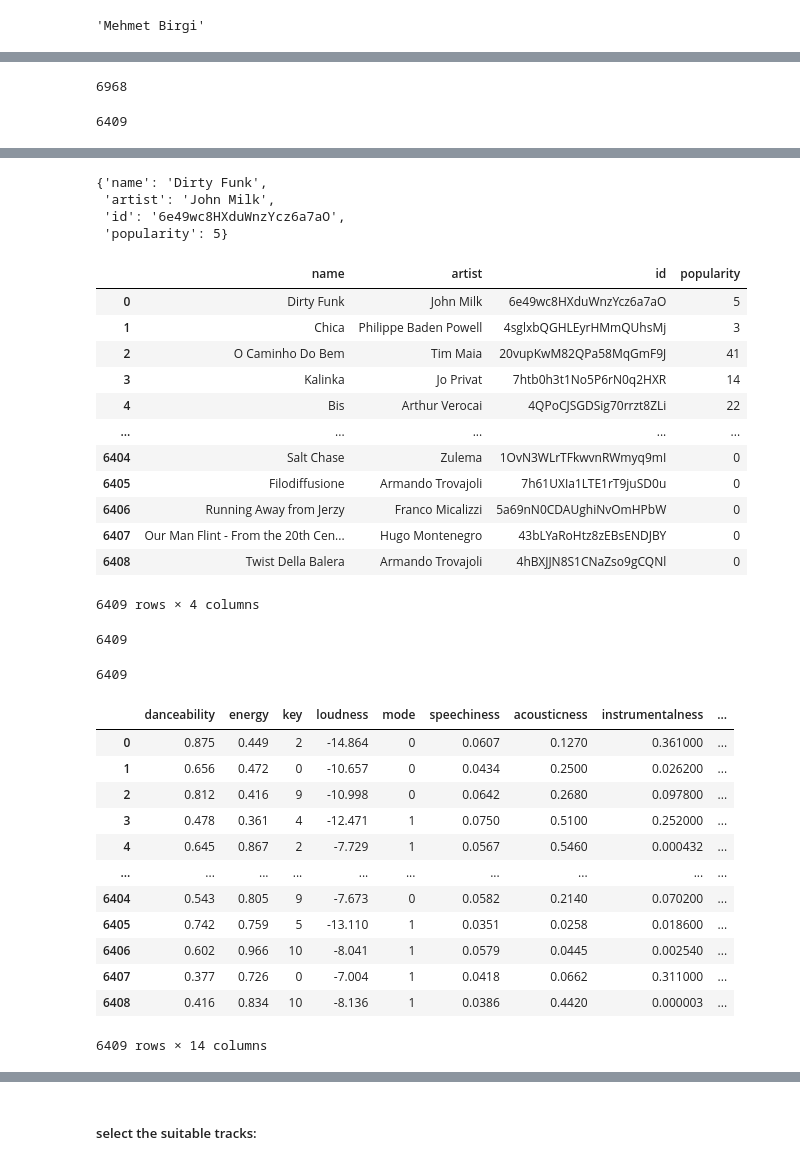
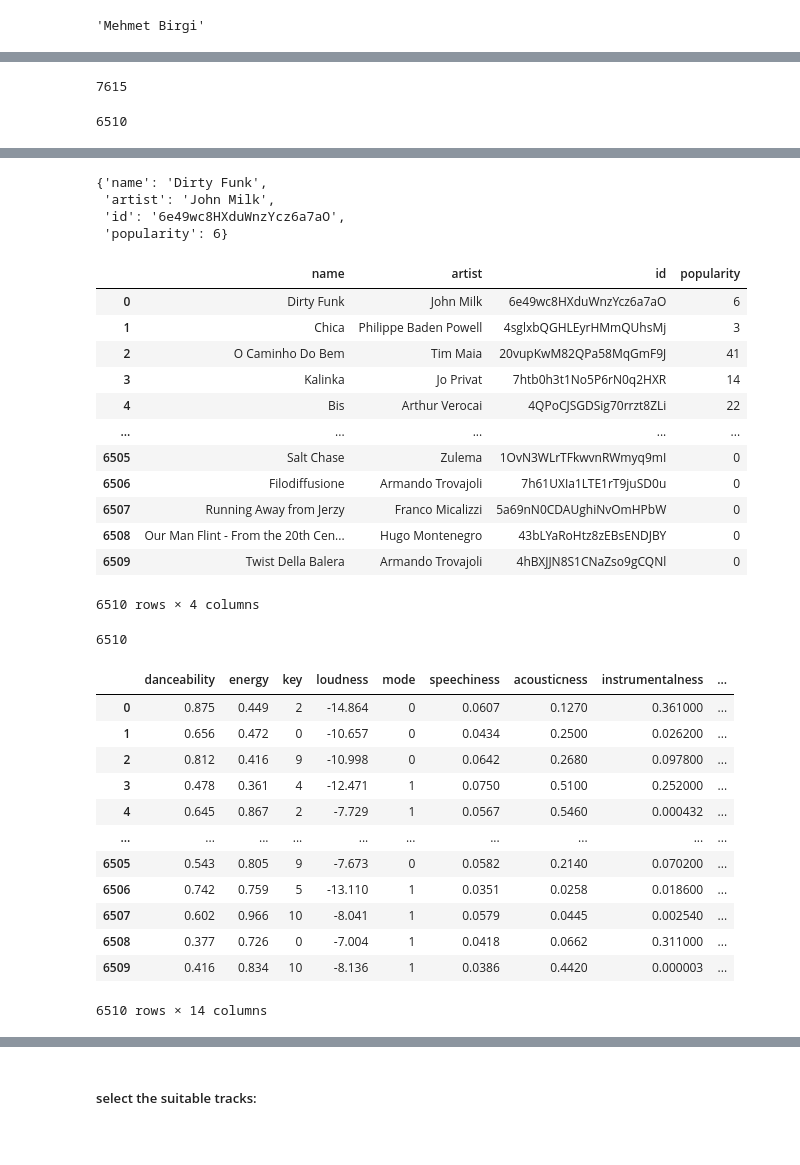
Before and after one commit to mbirgi/spotify-tools, a Jupyter notebook: BPM Playlist Combiner.ipynb, the cells around one changed output, grey strips where cells are left out. Cells and saved outputs as stored; diff of their text form; code cells hidden in the pictures.

```diff
--- a/BPM Playlist Combiner.ipynb
+++ b/BPM Playlist Combiner.ipynb
@@ -39,6 +39,7 @@ df = pd.DataFrame(
         'total_tracks': [playlist['tracks']['total'] for playlist in all_playlists],
     }
 )
+pd.set_option('display.max_rows', None)
 df
 # %% [output]
 |  | id | name | total_tracks |
@@ -60,16 +65,24 @@ selection = [
     '2CeBVMJ2bgXjtcqFiN2ncB',
     '2J7C570IoHMn1zccjQMF2Q',
     '7taG2mm7i5ng9FTSYGXXgG',
+    '4eo9J2YJt44sFeiBSqKlAh',
+    '1FPLhb28UvpChpnjFFWqNC',
     '0vay9gW8AcsmEycNCh8pnz',
     '7JYdgqlBBhiCqjpx2pVKwf',
     '2MzQi9D9OtFuUsuOS8lwtS',
-    '5ngdqzXvg3v6yakZ6oAcxv',
     '566s1zzyRtF4bzv9JfpnVY',
+    '6yCyQLKLPHmNAM1qfXxaT2',
+    '6JgHlThEpheJIJOcrwBvwf',
+    '4biDlMZ2OCCEV73QTkZGqa',
+    '37i9dQZF1DXcnkReojaCnV',
+    '37i9dQZF1DWSiyIBdVQrkk',
     '6RxsseYlyxrkJOOmAOLQTM',
     '37i9dQZF1DWSKpvyAAcaNZ',
     '37i9dQZF1DWV5vqkTng2MA',
     '37i9dQZF1DWSXWSaQmvWOB',
+    '37i9dQZF1DX0N8QTiMHLoT',
+    '2TvL0WQsGo5v6wKqKCuy92',
     '0Ou5HSpnMa1Sc9uZZjnOOa'
 ]
-list(df[df['id'].isin(selection)]['name'])
+df[df['id'].isin(selection)]
 # %% [output]
@@ -91,12 +107,12 @@ list(df[df['id'].isin(selection)]['name'])
 all_tracks = [t['track'] for t in spotify.get_tracks_in_playlists(sp, selection)]
 len(all_tracks)
 # %% [output]
-6968
+7615
 # %%
 unique_tracks_raw = list({v['id']:v for v in all_tracks}.values())
 len(unique_tracks_raw)
 # %% [output]
-6409
+6510
 # %%
 unique_tracks_raw[0]
 # %% [output]
@@ -132,34 +148,31 @@ unique_tracks[0]
 {'name': 'Dirty Funk',
  'artist': 'John Milk',
  'id': '6e49wc8HXduWnzYcz6a7aO',
- 'popularity': 5}
+ 'popularity': 6}
 # %%
 df_unique_tracks = pd.DataFrame(unique_tracks)[['name', 'artist', 'id', 'popularity']]
+pd.set_option('display.max_rows', 10)
 df_unique_tracks
 # %% [output]
 |  | name | artist | id | popularity |
-| 0 | Dirty Funk | John Milk | 6e49wc8HXduWnzYcz6a7aO | 5 |
+| 0 | Dirty Funk | John Milk | 6e49wc8HXduWnzYcz6a7aO | 6 |
 | 1 | Chica | Philippe Baden Powell | 4sglxbQGHLEyrHMmQUhsMj | 3 |
 | 2 | O Caminho Do Bem | Tim Maia | 20vupKwM82QPa58MqGmF9J | 41 |
 | 3 | Kalinka | Jo Privat | 7htb0h3t1No5P6rN0q2HXR | 14 |
 | 4 | Bis | Arthur Verocai | 4QPoCJSGDSig70rrzt8ZLi | 22 |
 | ... | ... | ... | ... | ... |
-| 6404 | Salt Chase | Zulema | 1OvN3WLrTFkwvnRWmyq9mI | 0 |
-| 6405 | Filodiffusione | Armando Trovajoli | 7h61UXIa1LTE1rT9juSD0u | 0 |
-| 6406 | Running Away from Jerzy | Franco Micalizzi | 5a69nN0CDAUghiNvOmHPbW | 0 |
-| 6407 | Our Man Flint - From the 20th Cen... | Hugo Montenegro | 43bLYaRoHtz8zEBsENDJBY | 0 |
-| 6408 | Twist Della Balera | Armando Trovajoli | 4hBXJJN8S1CNaZso9gCQNl | 0 |
+| 6505 | Salt Chase | Zulema | 1OvN3WLrTFkwvnRWmyq9mI | 0 |
+| 6506 | Filodiffusione | Armando Trovajoli | 7h61UXIa1LTE1rT9juSD0u | 0 |
+| 6507 | Running Away from Jerzy | Franco Micalizzi | 5a69nN0CDAUghiNvOmHPbW | 0 |
+| 6508 | Our Man Flint - From the 20th Cen... | Hugo Montenegro | 43bLYaRoHtz8zEBsENDJBY | 0 |
+| 6509 | Twist Della Balera | Armando Trovajoli | 4hBXJJN8S1CNaZso9gCQNl | 0 |
-6409 rows × 4 columns
+6510 rows × 4 columns
 # %%
 track_ids = list(df_unique_tracks['id'])
-len(track_ids)
+tracks_audio_features = spotify.get_audio_features_for_tracks(sp, track_ids)
+len(tracks_audio_features)
 # %% [output]
-6409
+6510
-# %%
-tracks_audio_features = spotify.get_audio_features_for_tracks(sp, track_ids)
-len(tracks_audio_features)
-# %% [output]
-6409
 # %%
 df_audio_features = pd.DataFrame(tracks_audio_features).drop(columns=['type', 'uri', 'track_href', 'analysis_url'])
 df_audio_features
@@ -171,12 +184,12 @@ df_audio_features
 | 3 | 0.478 | 0.361 | 4 | -12.471 | 1 | 0.0750 | 0.5100 | 0.252000 | ... |
 | 4 | 0.645 | 0.867 | 2 | -7.729 | 1 | 0.0567 | 0.5460 | 0.000432 | ... |
 | ... | ... | ... | ... | ... | ... | ... | ... | ... | ... |
-| 6404 | 0.543 | 0.805 | 9 | -7.673 | 0 | 0.0582 | 0.2140 | 0.070200 | ... |
-| 6405 | 0.742 | 0.759 | 5 | -13.110 | 1 | 0.0351 | 0.0258 | 0.018600 | ... |
-| 6406 | 0.602 | 0.966 | 10 | -8.041 | 1 | 0.0579 | 0.0445 | 0.002540 | ... |
-| 6407 | 0.377 | 0.726 | 0 | -7.004 | 1 | 0.0418 | 0.0662 | 0.311000 | ... |
-| 6408 | 0.416 | 0.834 | 10 | -8.136 | 1 | 0.0386 | 0.4420 | 0.000003 | ... |
+| 6505 | 0.543 | 0.805 | 9 | -7.673 | 0 | 0.0582 | 0.2140 | 0.070200 | ... |
+| 6506 | 0.742 | 0.759 | 5 | -13.110 | 1 | 0.0351 | 0.0258 | 0.018600 | ... |
+| 6507 | 0.602 | 0.966 | 10 | -8.041 | 1 | 0.0579 | 0.0445 | 0.002540 | ... |
+| 6508 | 0.377 | 0.726 | 0 | -7.004 | 1 | 0.0418 | 0.0662 | 0.311000 | ... |
+| 6509 | 0.416 | 0.834 | 10 | -8.136 | 1 | 0.0386 | 0.4420 | 0.000003 | ... |
-6409 rows × 14 columns
+6510 rows × 14 columns
 # %%
 df_tracks = pd.merge(df_unique_tracks, df_audio_features, how='inner', on='id')
 df_tracks
```
Also changed, not shown: parts of 9 cells of this notebook.
